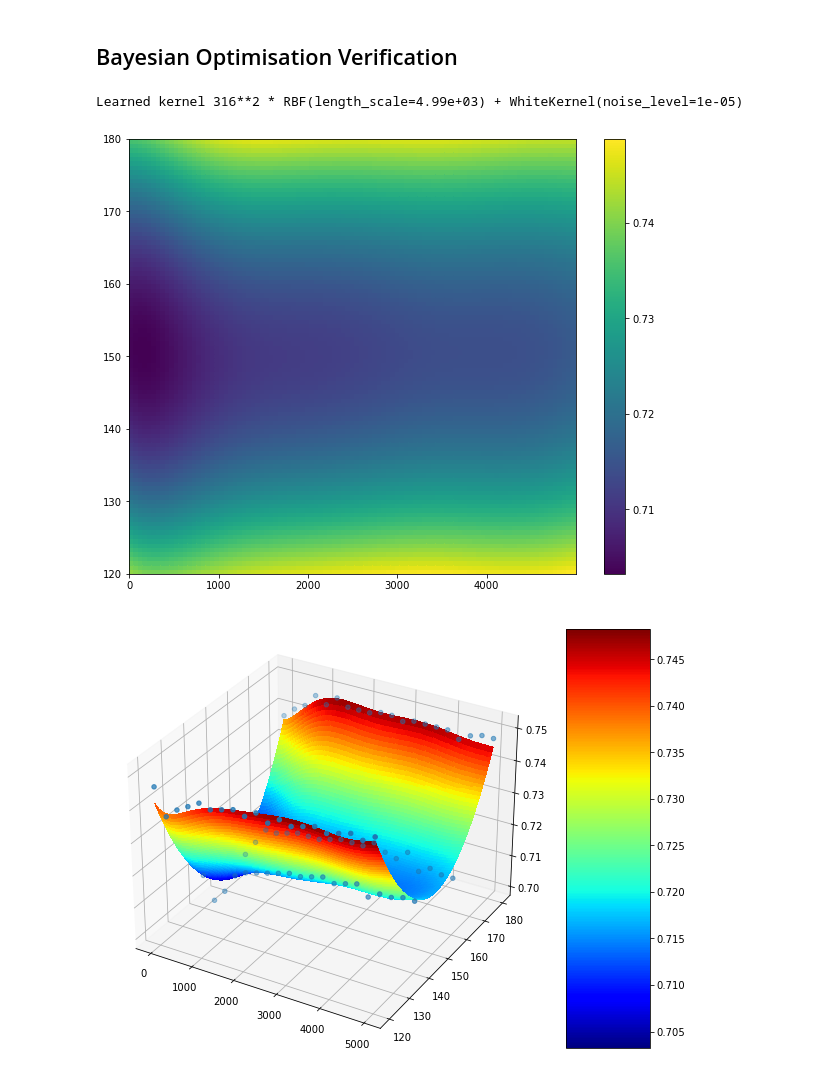
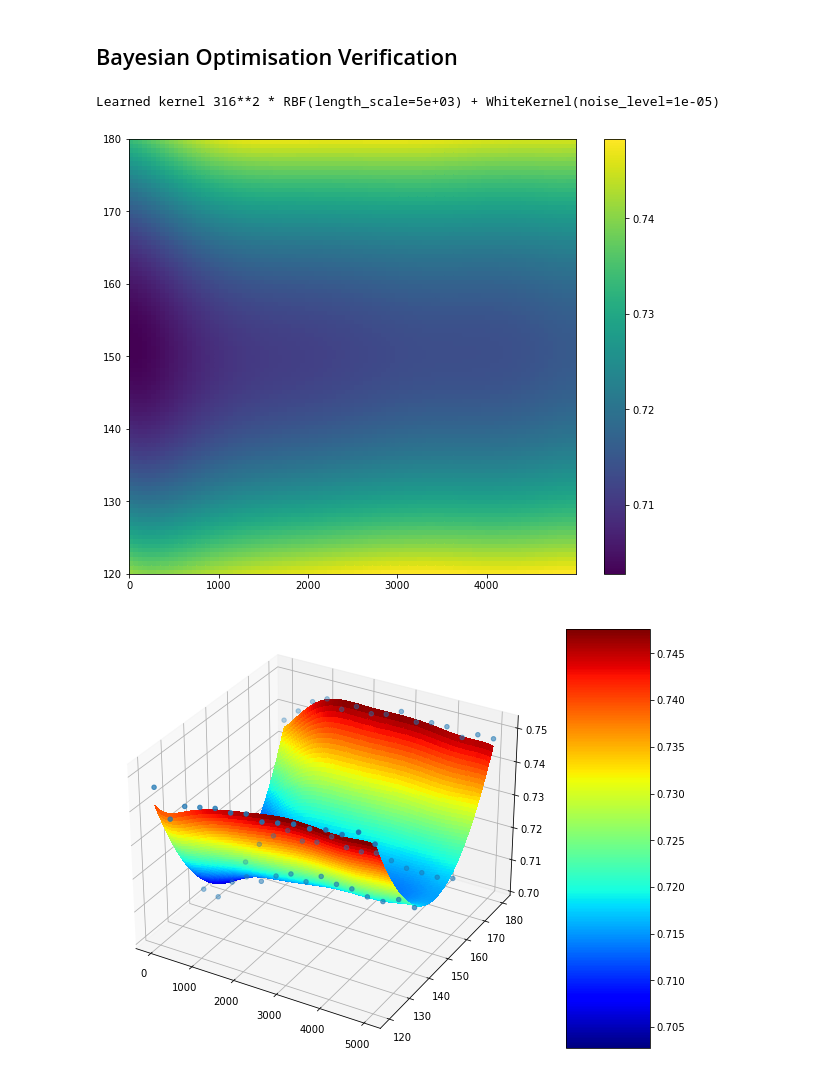
Before and after one commit to michelleliu1027/Bayesian_PV, a Jupyter notebook: BO_2d.ipynb, the cells around one changed output. Saved outputs shown, nothing was run; the diff lists cells and outputs as text; code cells hidden in the pictures.

```diff
--- a/BO_2d.ipynb
+++ b/BO_2d.ipynb
@@ -30,16 +30,14 @@ for temp in list_temp:
     i+=1
 # %%
 ### Data setup
-NUM_OF_DATA_POINTS = 20
+NUM_OF_DATA_POINTS = 15
 NUM_OF_PLOT_POINTS = 100
 # gp settings
 NOISE_LEVEL = 1e-5
 
 kernel = 1.0 * RBF(length_scale=5) + WhiteKernel(noise_level=NOISE_LEVEL)
 
-# kernel = C(1.0, (1e-3, 1e3)) * RBF([5,5], (1e-2, 1e2))
-# kernel = RBF()
-gp = GaussianProcessRegressor(kernel=kernel, alpha=1e-6)
+gp = GaussianProcessRegressor(kernel=kernel, alpha=1e-8)
 # %%
 X_ = np.arange(0,5000).astype(int)
 x_normal = np.empty(shape=[0,2])
@@ -63,37 +61,32 @@ for temp in temp_list:
 gp.fit(X, Y)
 print("Learned kernel", gp.kernel_)
 # %% [output]
-Learned kernel 316**2 * RBF(length_scale=4.99e+03) + WhiteKernel(noise_level=1e-05)
+Learned kernel 316**2 * RBF(length_scale=5e+03) + WhiteKernel(noise_level=1e-05)
 # %%
 #### Plot
 x1 = np.linspace(X[:,0].min(), X[:,0].max(),num = NUM_OF_PLOT_POINTS)
 x2 = np.linspace(X[:,1].min(), X[:,1].max(),num = NUM_OF_PLOT_POINTS)
 x1x2 = np.array(list(product(x1, x2)))
 y_pred, MSE = gp.predict(x1x2, return_std=True)
-
 X0p, X1p = x1x2[:,0].reshape(NUM_OF_PLOT_POINTS,NUM_OF_PLOT_POINTS), x1x2[:,1].reshape(NUM_OF_PLOT_POINTS,NUM_OF_PLOT_POINTS)
 Zp = np.reshape(y_pred,(NUM_OF_PLOT_POINTS,NUM_OF_PLOT_POINTS))
 
-xx_predict = np.array(list(product(X_, temp_list)))
-y_plot, MSE = gp.predict(xx_predict, return_std=True)
-
 x_train = np.linspace(X[:,0].min(), X[:,0].max(),num = NUM_OF_DATA_POINTS)
-
 
 fig = plt.figure(figsize=(10,8))
 ax = fig.add_subplot(111)
 pcm = ax.pcolormesh(X0p, X1p, Zp)
 fig.colorbar(pcm, ax=ax)
 plt.show()
 
 fig = plt.figure(figsize=(10,8))
 ax = fig.add_subplot(111, projection='3d')
 surf = ax.plot_surface(X0p, X1p, Zp, rstride=1, cstride=1, cmap='jet', linewidth=0, antialiased=False)
 ax.scatter(X[:,0],X[:,1],Y)
 fig.colorbar(surf, aspect=5)
 plt.show()
 # %% [output]
-[figure, old version]
+[figure, new version]
-[figure, old version]
+[figure, new version]
 # %%
 fig = plt.figure(figsize=(10,8))
```
Also changed, not shown: parts of 2 cells of this notebook.
